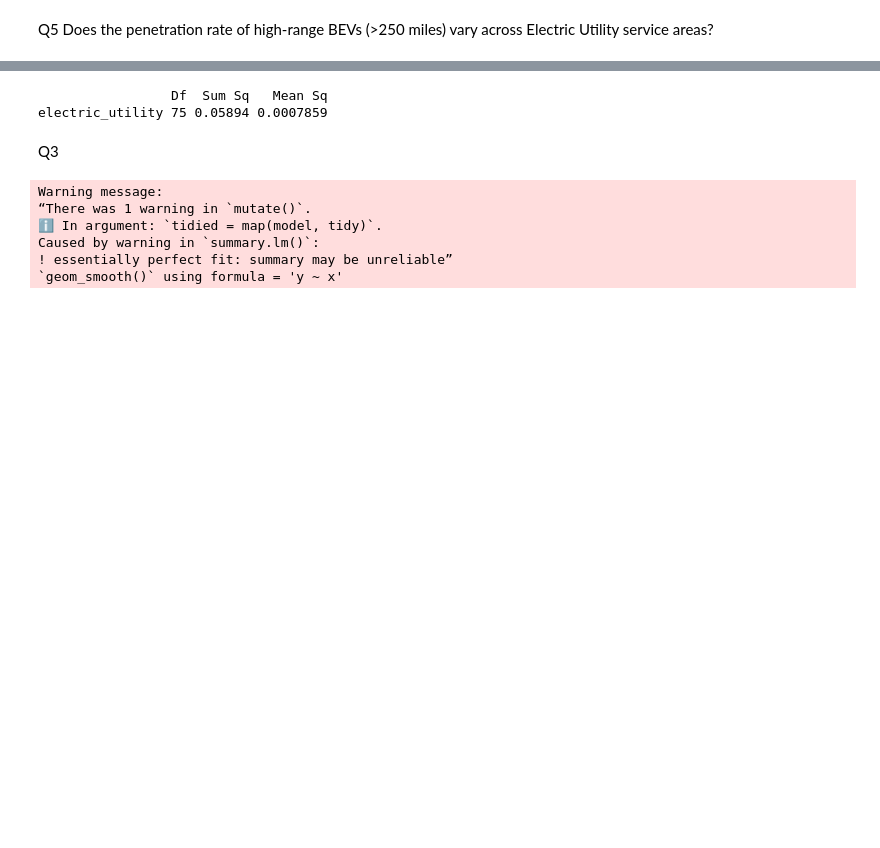
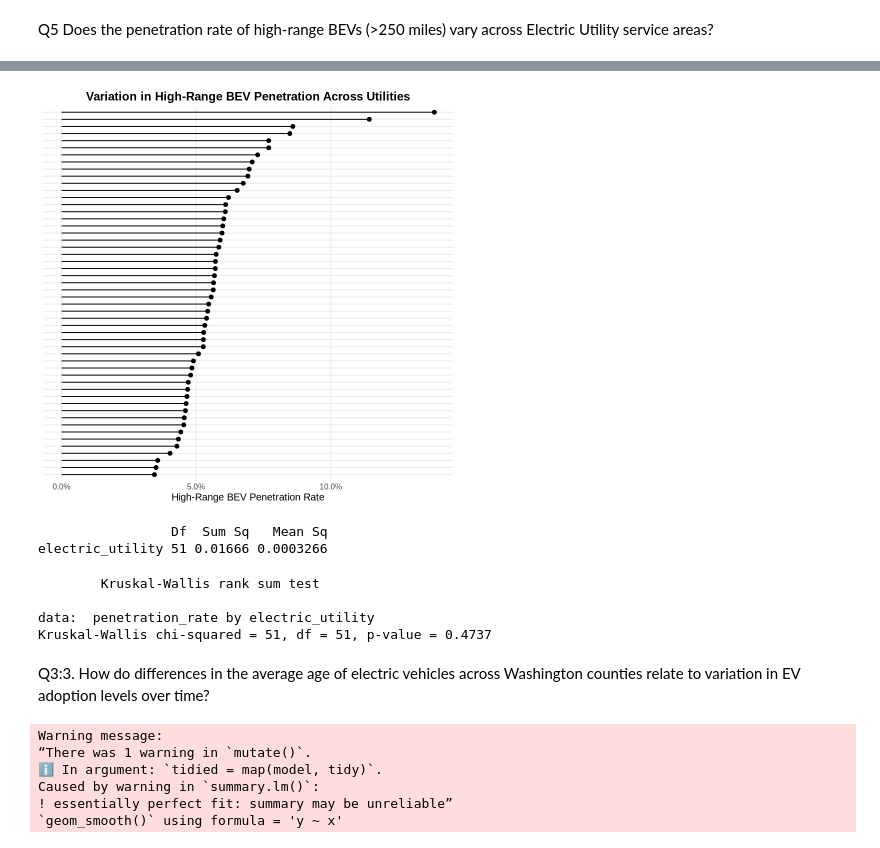
Before and after one commit to Hriday-A/New_Electric_analysis, a Jupyter notebook: Data_analysis_electric.ipynb, the cells around one changed output, grey strips where cells are left out. Cells and saved outputs as stored; diff of their text form; code cells hidden in the pictures; blank space fills up the shorter version.

```diff
--- a/Data_analysis_electric.ipynb
+++ b/Data_analysis_electric.ipynb
@@ -693,6 +645,39 @@ utility_penetration_filtered <- utility_penetration %>%
+# %%
+bev_variation_plot <- ggplot(
+  utility_penetration_filtered,
+  aes(
+    x = penetration_rate,
+    y = reorder(electric_utility, penetration_rate)
+  )
+) +
+  geom_point(size = 2) +
+  geom_segment(
+    aes(x = 0, xend = penetration_rate,
+        y = electric_utility, yend = electric_utility)
+  ) +
+  scale_x_continuous(labels = scales::percent_format(accuracy = 0.1)) +
+  labs(
+    title = "Variation in High-Range BEV Penetration Across Utilities",
+    x = "High-Range BEV Penetration Rate",
+    y = NULL
+  ) +
+  theme_minimal(base_size = 12) +
+  theme(
+    axis.text.y = element_blank(),   # ✅ hides the clutter
+    panel.grid.minor = element_blank(),
+    plot.title = element_text(hjust = 0.5, face = "bold")
+  )
+
+print(bev_variation_plot)
+# %% [output]
+[figure, added]
 # %%
-anova_result <- aov(penetration_rate ~ electric_utility, data = utility_penetration)
+anova_result <- aov(
+  penetration_rate ~ electric_utility,
+  data = utility_penetration_filtered
+)
+
 summary(anova_result)
 # %% [output]
                  Df  Sum Sq   Mean Sq
-electric_utility 75 0.05894 0.0007859
+electric_utility 51 0.01666 0.0003266
@@ -701,5 +684,15 @@ electric_utility 75 0.05894 0.0007859
-# %% [markdown]
-Q3
+# %%
+kruskal.test(
+  penetration_rate ~ electric_utility,
+  data = utility_penetration_filtered
+)
+# %% [output]
+        Kruskal-Wallis rank sum test
+
+data:  penetration_rate by electric_utility
+Kruskal-Wallis chi-squared = 51, df = 51, p-value = 0.4737
+# %% [markdown]
+Q3:3.  How do differences in the average age of electric vehicles across Washington counties relate to variation in EV adoption levels over time?
 # %%
 library(dplyr)
 library(ggplot2)
```
Also changed, not shown: parts of 13 cells of this notebook.
